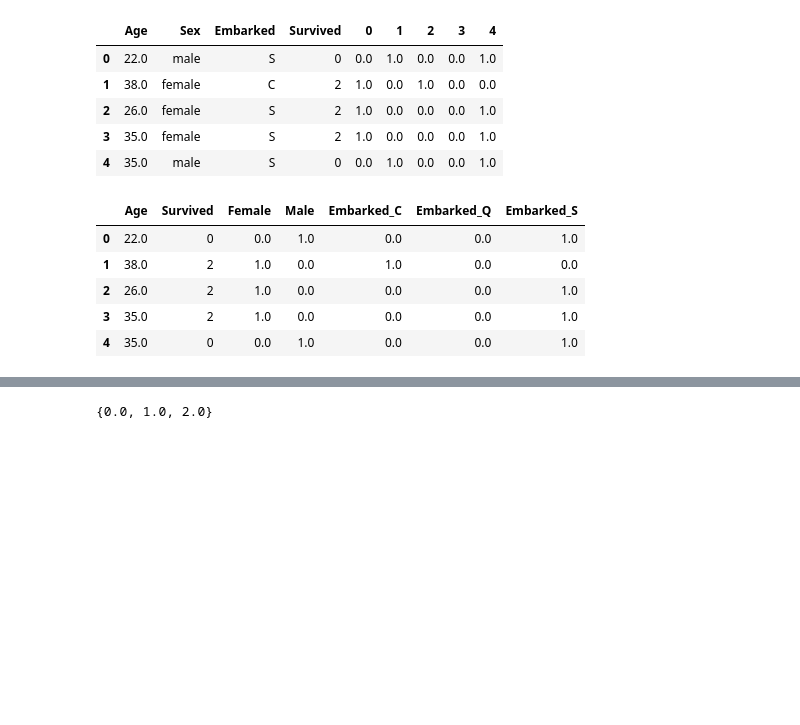
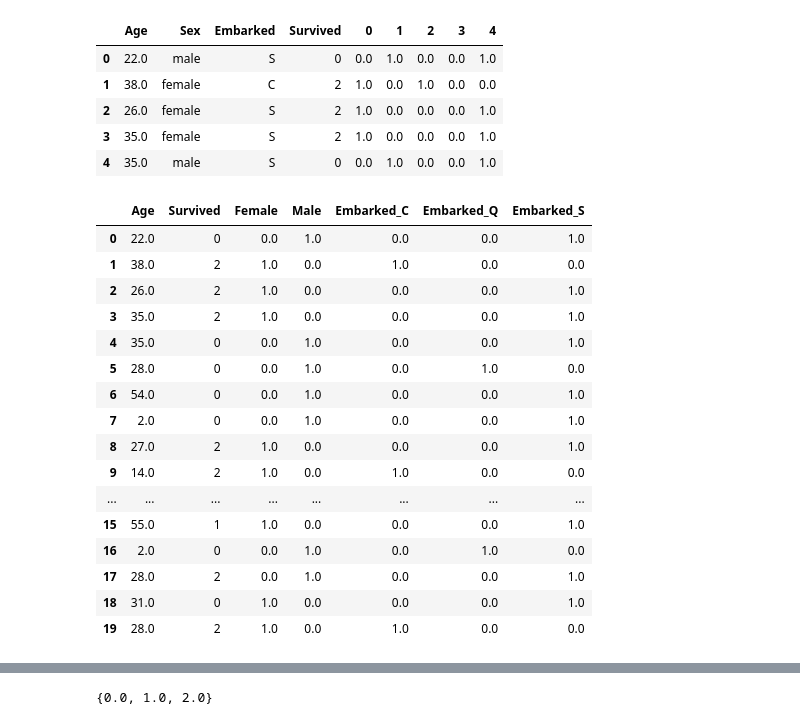
Before and after one commit to Vincy-w/SKLearn, a Jupyter notebook: jupyter/Preprocessing.ipynb, the cells around one changed output, grey strips where cells are left out. Drawn from its saved outputs; the diff is of its cells as text; code cells hidden in the pictures; blank space fills up the shorter version.

```diff
--- a/jupyter/Preprocessing.ipynb
+++ b/jupyter/Preprocessing.ipynb
@@ -376,9 +376,9 @@ data.head()
 from sklearn.preprocessing import OneHotEncoder
 X = data.iloc[:,1:-1]
 # %%
-enc = OneHotEncoder(categories='auto').fit(X)
-result = enc.transform(X).toarray()
-result
+#enc = OneHotEncoder(categories='auto').fit(X)
+#result = enc.transform(X).toarray()
+#result
 # %% [output]
 array([[0., 1., 0., 0., 1.],
        [1., 0., 1., 0., 0.],
@@ -449,14 +449,25 @@ newdata.head()
 newdata.drop(["Sex","Embarked"],axis=1,inplace=True)
 # %%
 newdata.columns = ["Age","Survived","Female","Male","Embarked_C","Embarked_Q","Embarked_S"]
-newdata.head()
+newdata.head(20)
 # %% [output]
 |  | Age | Survived | Female | Male | Embarked_C | Embarked_Q | Embarked_S |
 | 0 | 22.0 | 0 | 0.0 | 1.0 | 0.0 | 0.0 | 1.0 |
 | 1 | 38.0 | 2 | 1.0 | 0.0 | 1.0 | 0.0 | 0.0 |
 | 2 | 26.0 | 2 | 1.0 | 0.0 | 0.0 | 0.0 | 1.0 |
 | 3 | 35.0 | 2 | 1.0 | 0.0 | 0.0 | 0.0 | 1.0 |
 | 4 | 35.0 | 0 | 0.0 | 1.0 | 0.0 | 0.0 | 1.0 |
+| 5 | 28.0 | 0 | 0.0 | 1.0 | 0.0 | 1.0 | 0.0 |
+| 6 | 54.0 | 0 | 0.0 | 1.0 | 0.0 | 0.0 | 1.0 |
+| 7 | 2.0 | 0 | 0.0 | 1.0 | 0.0 | 0.0 | 1.0 |
+| 8 | 27.0 | 2 | 1.0 | 0.0 | 0.0 | 0.0 | 1.0 |
+| 9 | 14.0 | 2 | 1.0 | 0.0 | 1.0 | 0.0 | 0.0 |
+| ... | ... | ... | ... | ... | ... | ... | ... |
+| 15 | 55.0 | 1 | 1.0 | 0.0 | 0.0 | 0.0 | 1.0 |
+| 16 | 2.0 | 0 | 0.0 | 1.0 | 0.0 | 1.0 | 0.0 |
+| 17 | 28.0 | 2 | 0.0 | 1.0 | 0.0 | 0.0 | 1.0 |
+| 18 | 31.0 | 0 | 1.0 | 0.0 | 0.0 | 0.0 | 1.0 |
+| 19 | 28.0 | 2 | 1.0 | 0.0 | 1.0 | 0.0 | 0.0 |
 # %%
 #将年龄二值化
 data_2 = data.copy()
```
Also changed, not shown: parts of 1 cell of this notebook, 1 other file.
